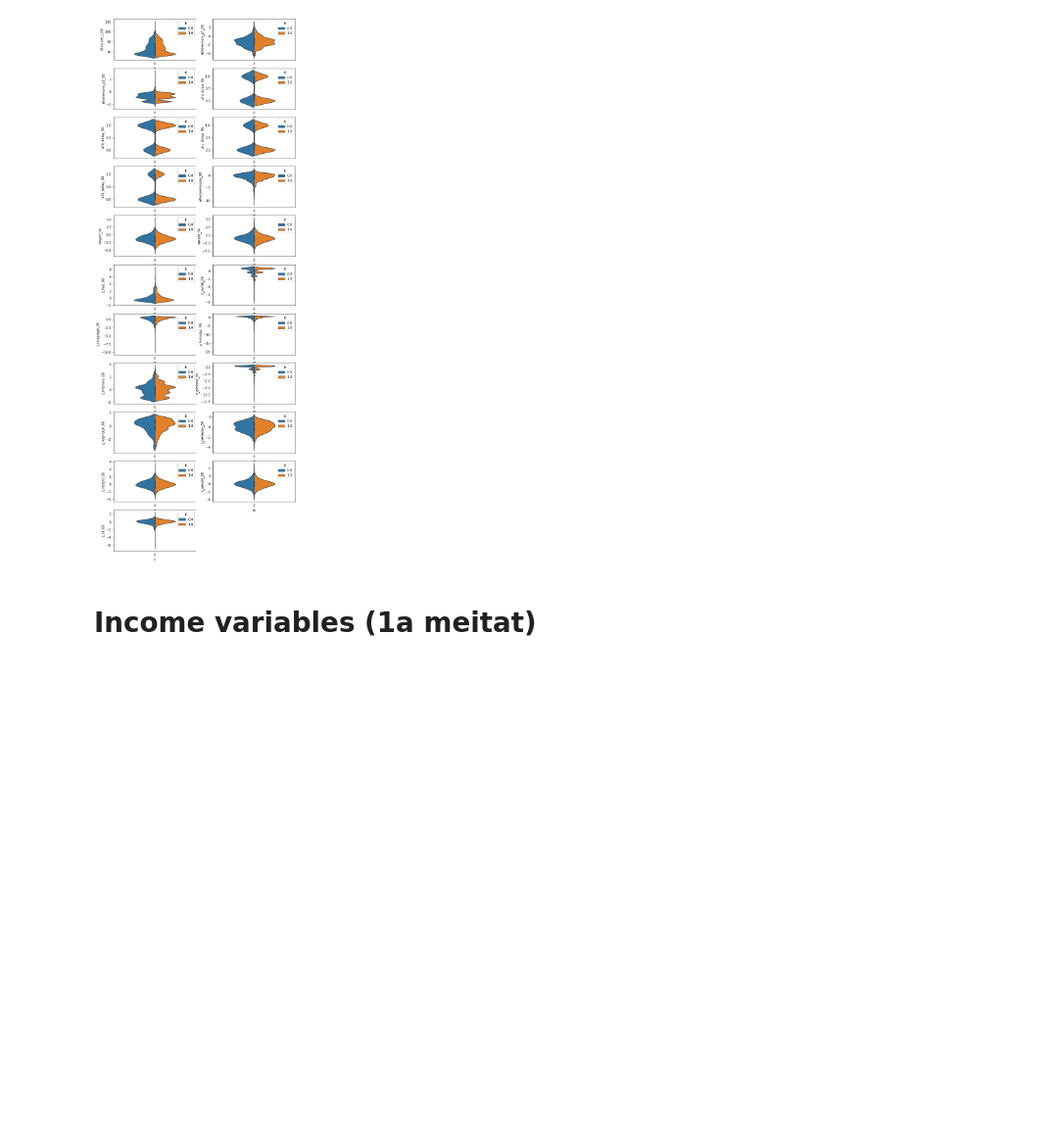
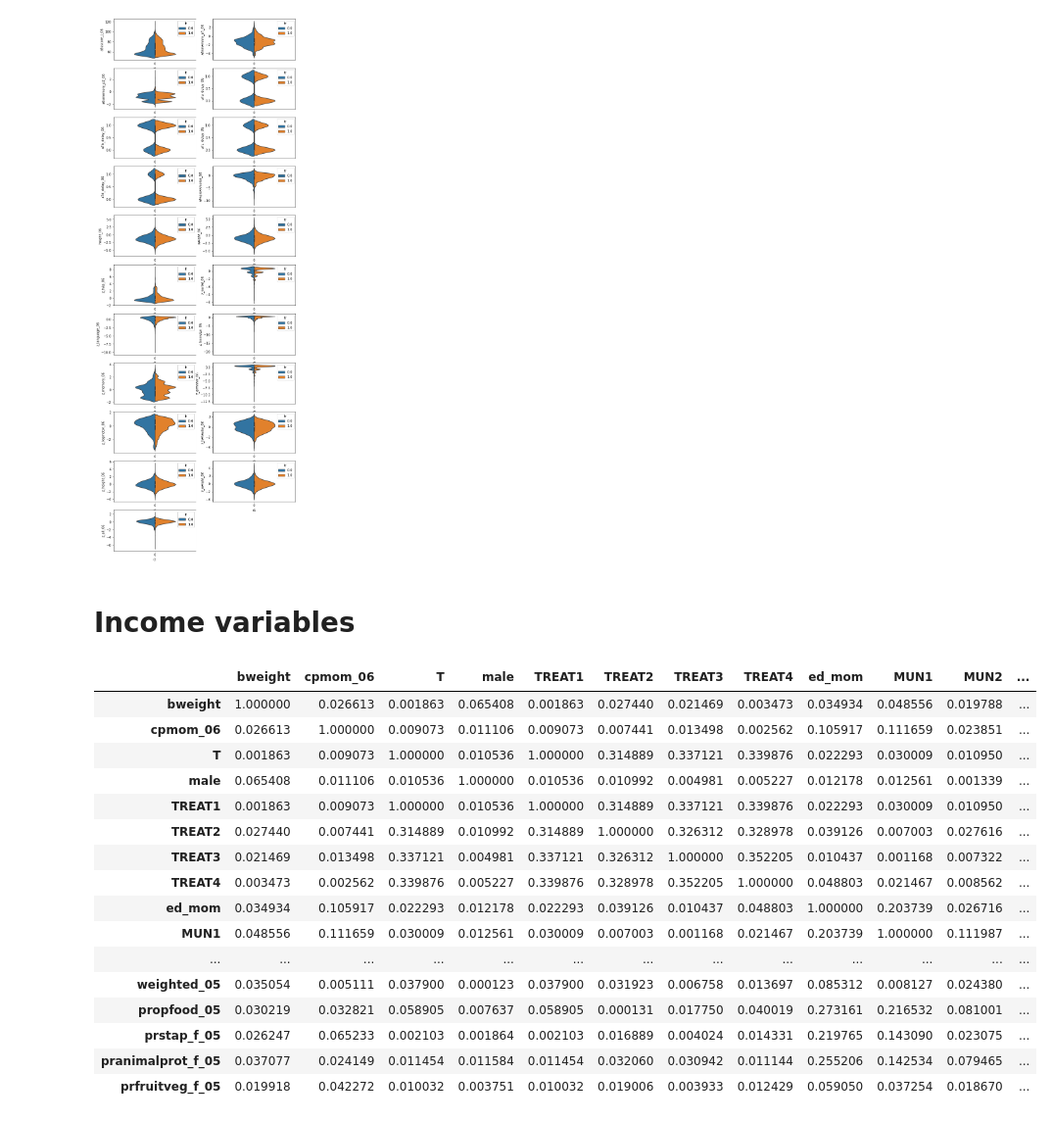
Before and after one commit to JMBorrego/CashCognitive, a Jupyter notebook: prior_knowledge(toni).ipynb, the cells around one changed output. Shown at 98% size. Saved outputs shown, nothing was run; the diff lists cells and outputs as text; code cells hidden in the pictures; blank space fills up the shorter version.

```diff
--- a/prior_knowledge(toni).ipynb
+++ b/prior_knowledge(toni).ipynb
@@ -377,4 +378,39 @@ for i in range(21):
 # %% [output]
 [figure]
 # %% [markdown]
-# Income variables (1a meitat)
+# Income variables
+# %%
+df1=df[["hogarid_old","cp_old","unique_05","s1age_head_05","s1hhsize_05","s1hhsz_undr5_05","s1hhsz_5_14_05",
+        "s1hhsz_15_24_05","s1hhsz_25_64_05","s1hhsz_65plus_05","s1male_head_05","s2mother_inhs_05","s3ap5_rooms_h_05",
+        "s3ap23_stime_h_05","s3ap24_htime_h_05","s3ap25_hqtime_h_05","s3atoilet_hh_05","s3awater_access_hh_05",
+        "s3aelectric_hh_05","s4p6_vitamina_i_05","s4p7_parasite_i_05","s11ownland_hh_05","cons_food_pc_05","cons_tot_pc_05",
+        "tvip_05","height_05","a10whz_05","weight_05","itt_i","itt_all_i","yrsedfath","age_transfer","bweight",
+        "s4p7_parasite_i_06","cpmom_06","T","male","TREAT1","TREAT2","TREAT3","TREAT4","ed_mom","MUN1","MUN2","MUN3","MUN4",
+        "MUN5","MUN6","com_haz_05","com_waz_05","com_tvip_05","com_control_05","com_vit_05","com_deworm_05","com_notvip",
+        "sample06","vitamiron_06","weighted_05","propfood_05","prstap_f_05","pranimalprot_f_05","prfruitveg_f_05"]]
+# %%
+df05=df1[["bweight","s4p7_parasite_i_06","cpmom_06","T","male","TREAT1","TREAT2","TREAT3","TREAT4","ed_mom","MUN1","MUN2","MUN3","MUN4",
+        "MUN5","MUN6","com_haz_05","com_waz_05","com_tvip_05","com_control_05","com_vit_05","com_deworm_05","com_notvip",
+        "sample06","vitamiron_06","weighted_05","propfood_05","prstap_f_05","pranimalprot_f_05","prfruitveg_f_05"]]
+# %%
+corr=df05.corr()
+corr=abs(corr)
+corr.style.background_gradient(cmap='coolwarm')
+# %% [output]
+|  | bweight | cpmom_06 | T | male | TREAT1 | TREAT2 | TREAT3 | TREAT4 | ed_mom | MUN1 | MUN2 | ... |
+| bweight | 1.000000 | 0.026613 | 0.001863 | 0.065408 | 0.001863 | 0.027440 | 0.021469 | 0.003473 | 0.034934 | 0.048556 | 0.019788 | ... |
+| cpmom_06 | 0.026613 | 1.000000 | 0.009073 | 0.011106 | 0.009073 | 0.007441 | 0.013498 | 0.002562 | 0.105917 | 0.111659 | 0.023851 | ... |
+| T | 0.001863 | 0.009073 | 1.000000 | 0.010536 | 1.000000 | 0.314889 | 0.337121 | 0.339876 | 0.022293 | 0.030009 | 0.010950 | ... |
+| male | 0.065408 | 0.011106 | 0.010536 | 1.000000 | 0.010536 | 0.010992 | 0.004981 | 0.005227 | 0.012178 | 0.012561 | 0.001339 | ... |
+| TREAT1 | 0.001863 | 0.009073 | 1.000000 | 0.010536 | 1.000000 | 0.314889 | 0.337121 | 0.339876 | 0.022293 | 0.030009 | 0.010950 | ... |
+| TREAT2 | 0.027440 | 0.007441 | 0.314889 | 0.010992 | 0.314889 | 1.000000 | 0.326312 | 0.328978 | 0.039126 | 0.007003 | 0.027616 | ... |
+| TREAT3 | 0.021469 | 0.013498 | 0.337121 | 0.004981 | 0.337121 | 0.326312 | 1.000000 | 0.352205 | 0.010437 | 0.001168 | 0.007322 | ... |
+| TREAT4 | 0.003473 | 0.002562 | 0.339876 | 0.005227 | 0.339876 | 0.328978 | 0.352205 | 1.000000 | 0.048803 | 0.021467 | 0.008562 | ... |
+| ed_mom | 0.034934 | 0.105917 | 0.022293 | 0.012178 | 0.022293 | 0.039126 | 0.010437 | 0.048803 | 1.000000 | 0.203739 | 0.026716 | ... |
+| MUN1 | 0.048556 | 0.111659 | 0.030009 | 0.012561 | 0.030009 | 0.007003 | 0.001168 | 0.021467 | 0.203739 | 1.000000 | 0.111987 | ... |
+| ... | ... | ... | ... | ... | ... | ... | ... | ... | ... | ... | ... | ... |
+| weighted_05 | 0.035054 | 0.005111 | 0.037900 | 0.000123 | 0.037900 | 0.031923 | 0.006758 | 0.013697 | 0.085312 | 0.008127 | 0.024380 | ... |
+| propfood_05 | 0.030219 | 0.032821 | 0.058905 | 0.007637 | 0.058905 | 0.000131 | 0.017750 | 0.040019 | 0.273161 | 0.216532 | 0.081001 | ... |
+| prstap_f_05 | 0.026247 | 0.065233 | 0.002103 | 0.001864 | 0.002103 | 0.016889 | 0.004024 | 0.014331 | 0.219765 | 0.143090 | 0.023075 | ... |
+| pranimalprot_f_05 | 0.037077 | 0.024149 | 0.011454 | 0.011584 | 0.011454 | 0.032060 | 0.030942 | 0.011144 | 0.255206 | 0.142534 | 0.079465 | ... |
+| prfruitveg_f_05 | 0.019918 | 0.042272 | 0.010032 | 0.003751 | 0.010032 | 0.019006 | 0.003933 | 0.012429 | 0.059050 | 0.037254 | 0.018670 | ... |
```
Also changed, not shown: parts of 9 cells of this notebook.
